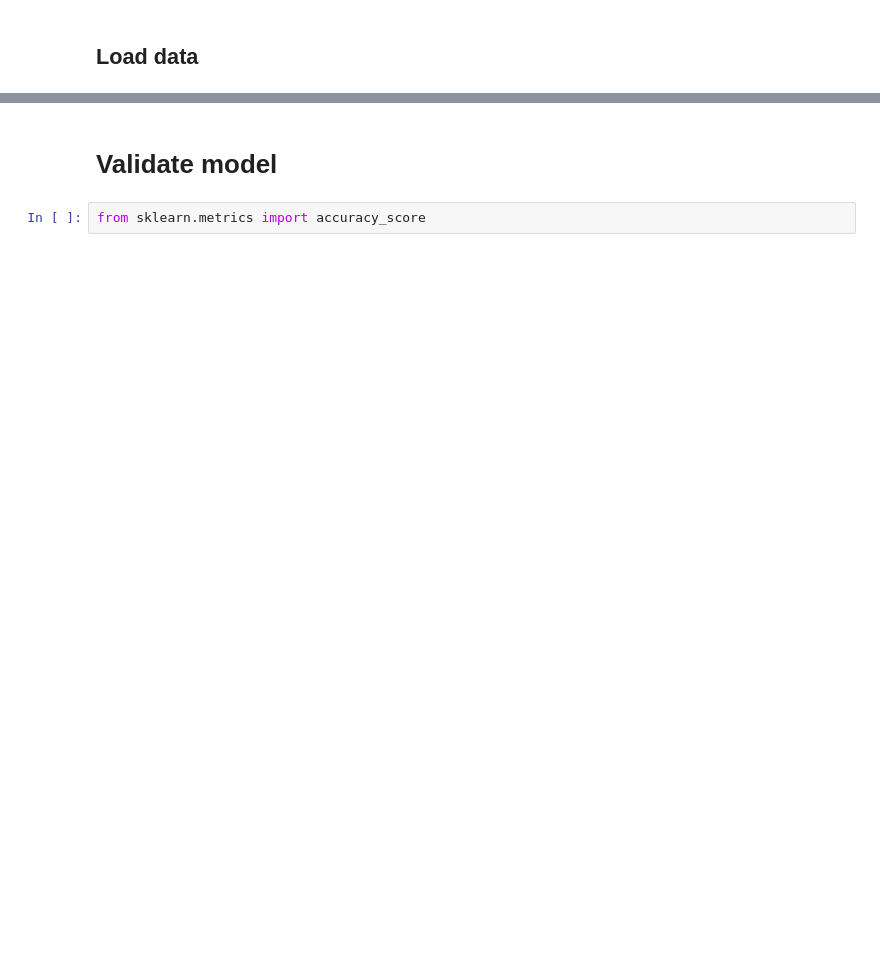
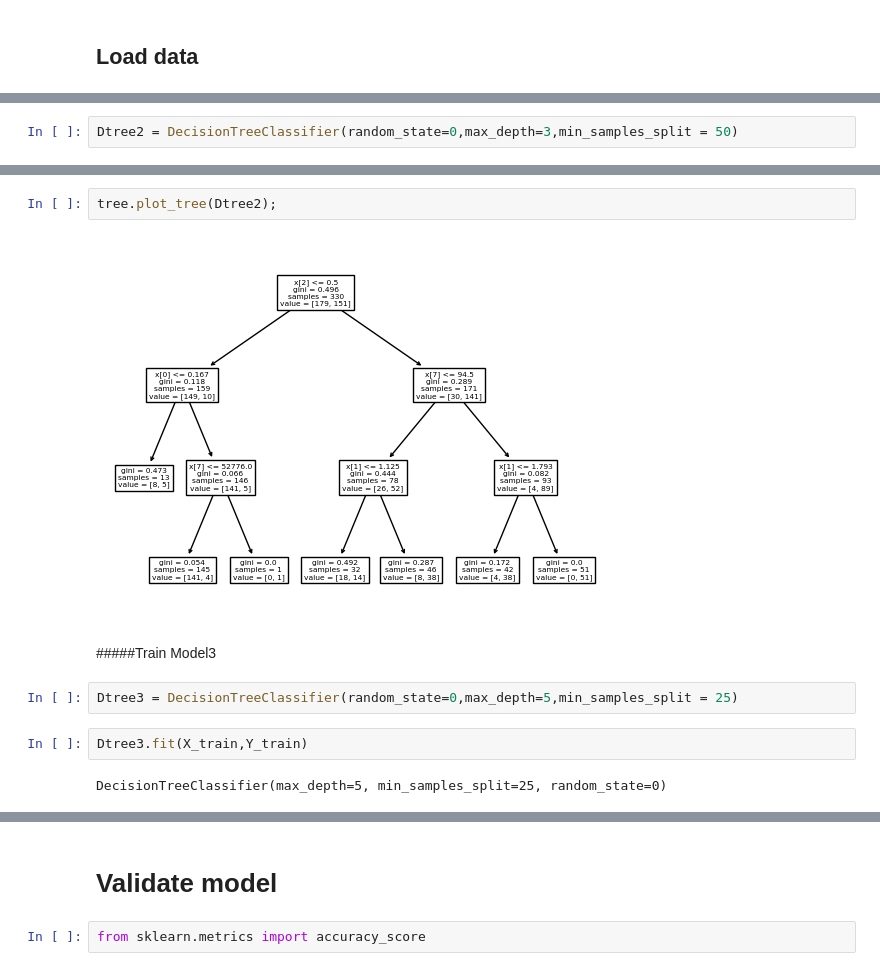
Before and after one commit to ThunchanokChai/DPDM2023, a Jupyter notebook: Classification_HW6.ipynb, the cells around one changed output, grey strips where cells are left out. Saved outputs shown, nothing was run; the diff lists cells and outputs as text; blank space fills up the shorter version.

```diff
--- a/Classification_HW6.ipynb
+++ b/Classification_HW6.ipynb
@@ -59,0 +209,2 @@ KNeighborsClassifier(algorithm='auto', leaf_size=30, metric='minkowski',
+# %%
+Dtree2 = DecisionTreeClassifier(random_state=0,max_depth=3,min_samples_split = 50)
@@ -59,0 +215,12 @@ KNeighborsClassifier(algorithm='auto', leaf_size=30, metric='minkowski',
+# %%
+tree.plot_tree(Dtree2);
+# %% [output]
+[figure, added]
+# %% [markdown]
+#####Train Model3
+# %%
+Dtree3 = DecisionTreeClassifier(random_state=0,max_depth=5,min_samples_split = 25)
+# %%
+Dtree3.fit(X_train,Y_train)
+# %% [output]
+DecisionTreeClassifier(max_depth=5, min_samples_split=25, random_state=0)
```
Also changed, not shown: parts of 83 cells of this notebook.
